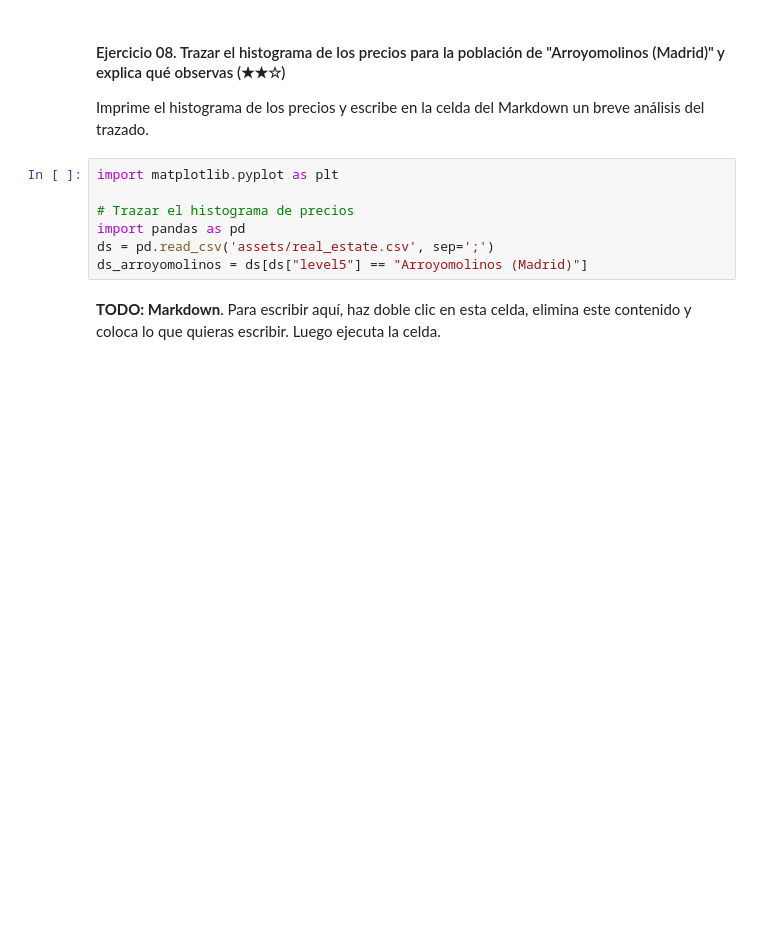
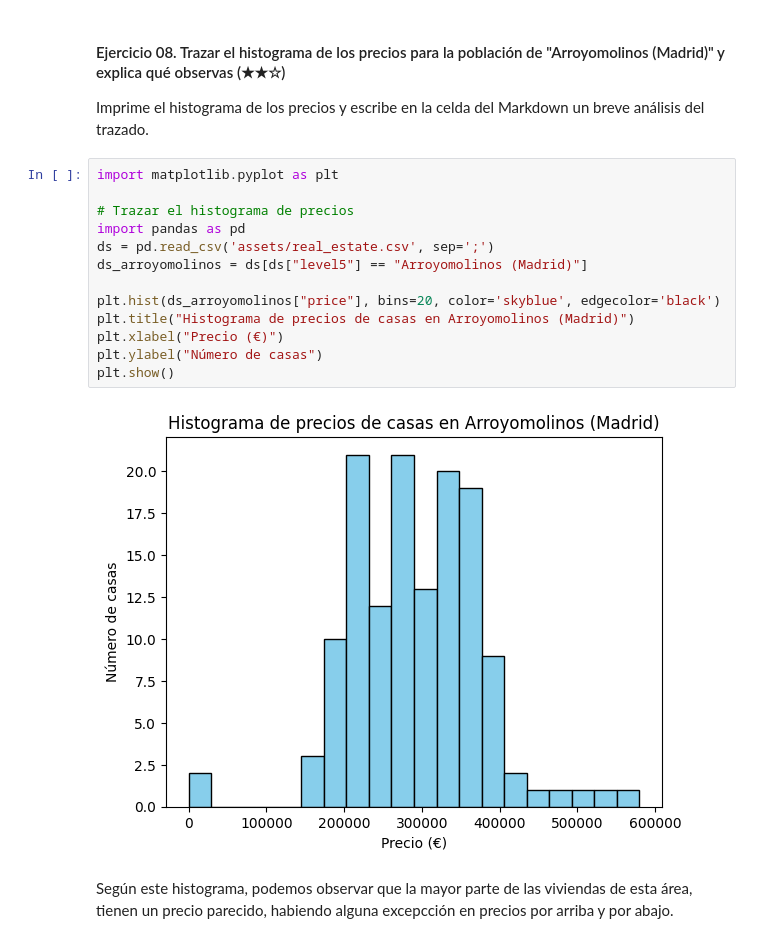
Before and after one commit to 4GeeksAcademy/AdriARE-data-clean-up-pandas-for-beginners-project, a Jupyter notebook: project.es.ipynb, the cells around one changed output. Drawn from its saved outputs; the diff is of its cells as text; blank space fills up the shorter version.

```diff
--- a/project.es.ipynb
+++ b/project.es.ipynb
@@ -231,9 +231,17 @@ Imprime el histograma de los precios y escribe en la celda del Markdown un breve
 # %%
 import matplotlib.pyplot as plt
 
 # Trazar el histograma de precios
 import pandas as pd
 ds = pd.read_csv('assets/real_estate.csv', sep=';')
 ds_arroyomolinos = ds[ds["level5"] == "Arroyomolinos (Madrid)"]
+
+plt.hist(ds_arroyomolinos["price"], bins=20, color='skyblue', edgecolor='black')
+plt.title("Histograma de precios de casas en Arroyomolinos (Madrid)")
+plt.xlabel("Precio (€)")
+plt.ylabel("Número de casas")
+plt.show()
+# %% [output]
+[figure, added]
 # %% [markdown]
-**TODO: Markdown**. Para escribir aquí, haz doble clic en esta celda, elimina este contenido y coloca lo que quieras escribir. Luego ejecuta la celda.
+Según este histograma, podemos observar que la mayor parte de las viviendas de esta área, tienen un precio parecido, habiendo alguna excepcción en precios por arriba y por abajo.
```
